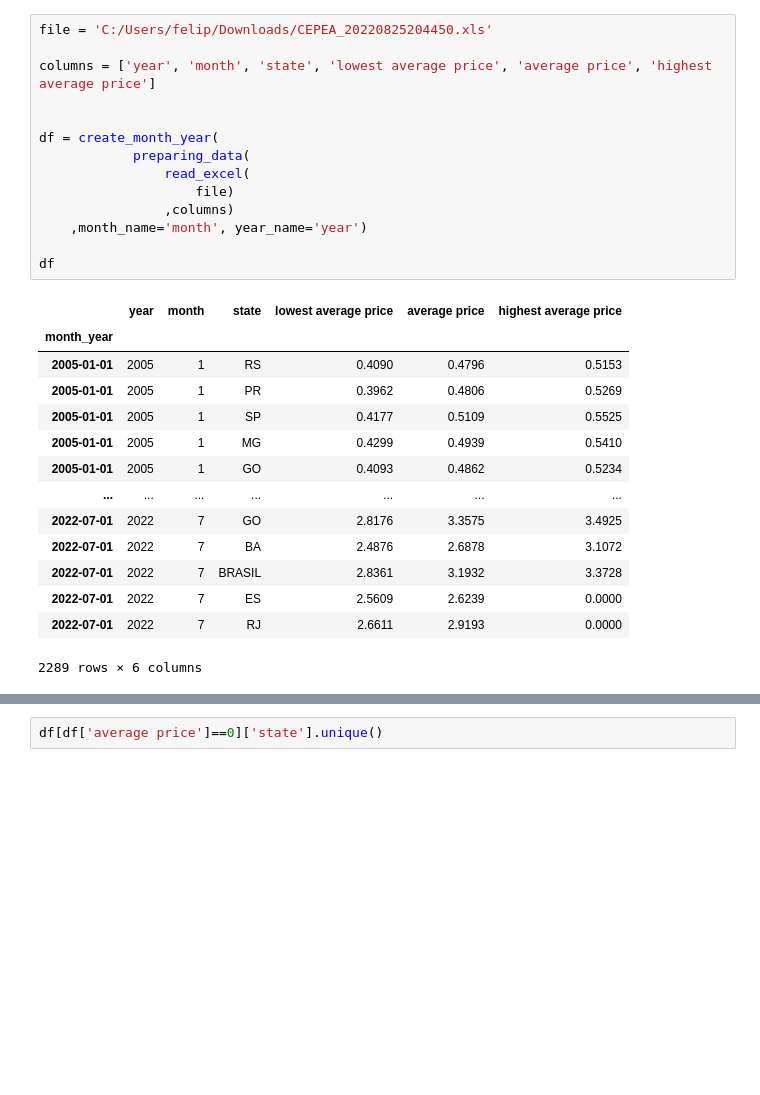
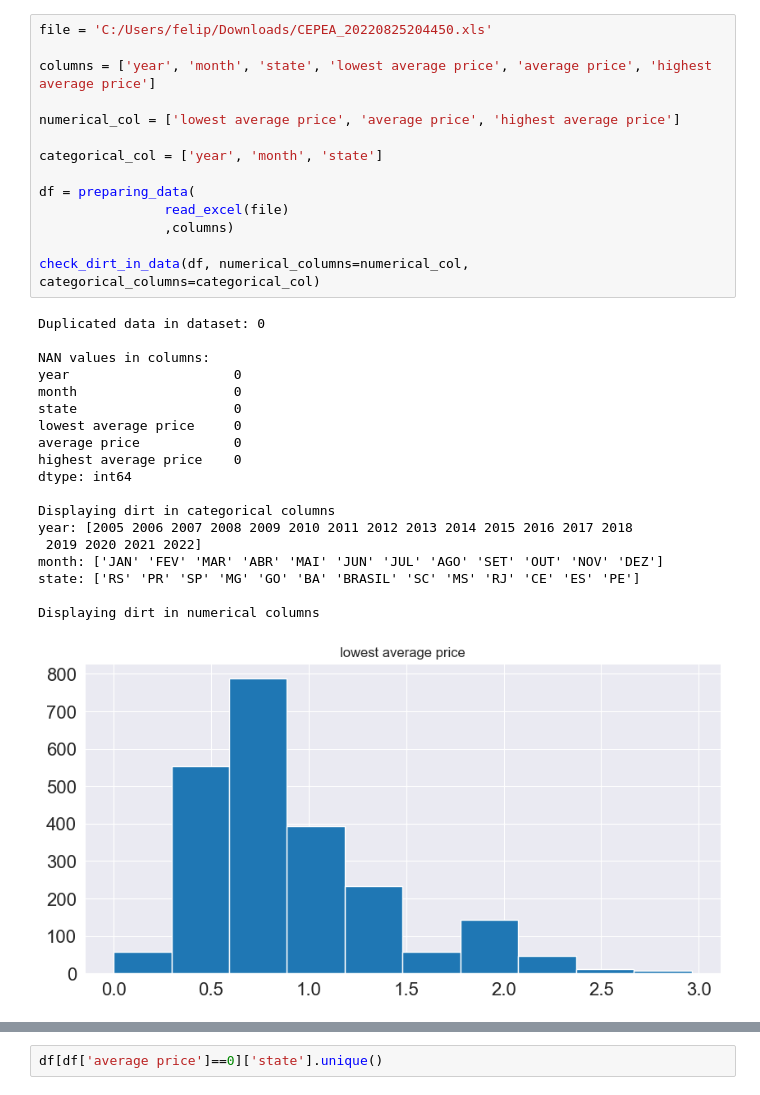
Before and after one commit to ludsonfelipe/data_projects, a Jupyter notebook: The Price Of Milk In Brazil/milk_in_brazil_data_analysis.ipynb, the cells around one changed output, grey strips where cells are left out. Cells and saved outputs as stored; diff of their text form; blank space fills up the shorter version.

```diff
--- a/The Price Of Milk In Brazil/milk_in_brazil_data_analysis.ipynb
+++ b/The Price Of Milk In Brazil/milk_in_brazil_data_analysis.ipynb
@@ -93,29 +127,34 @@ def plot_timeseries(df, column_name='', states=[], plot_value=[], x_axis=''):
 # %%
 file = 'C:/Users/felip/Downloads/CEPEA_20220825204450.xls'
 
 columns = ['year', 'month', 'state', 'lowest average price', 'average price', 'highest average price']
 
+numerical_col = ['lowest average price', 'average price', 'highest average price']
 
-df = create_month_year(
-            preparing_data(
-                read_excel(
-                    file)
+categorical_col = ['year', 'month', 'state']
+
+df = preparing_data(
+                read_excel(file)
                 ,columns)
-    ,month_name='month', year_name='year')
 
-df
+check_dirt_in_data(df, numerical_columns=numerical_col, categorical_columns=categorical_col)
 # %% [output]
-|  | year | month | state | lowest average price | average price | highest average price |
-| month_year |  |  |  |  |  |  |
-| 2005-01-01 | 2005 | 1 | RS | 0.4090 | 0.4796 | 0.5153 |
-| 2005-01-01 | 2005 | 1 | PR | 0.3962 | 0.4806 | 0.5269 |
-| 2005-01-01 | 2005 | 1 | SP | 0.4177 | 0.5109 | 0.5525 |
-| 2005-01-01 | 2005 | 1 | MG | 0.4299 | 0.4939 | 0.5410 |
-| 2005-01-01 | 2005 | 1 | GO | 0.4093 | 0.4862 | 0.5234 |
-| ... | ... | ... | ... | ... | ... | ... |
-| 2022-07-01 | 2022 | 7 | GO | 2.8176 | 3.3575 | 3.4925 |
-| 2022-07-01 | 2022 | 7 | BA | 2.4876 | 2.6878 | 3.1072 |
-| 2022-07-01 | 2022 | 7 | BRASIL | 2.8361 | 3.1932 | 3.3728 |
-| 2022-07-01 | 2022 | 7 | ES | 2.5609 | 2.6239 | 0.0000 |
-| 2022-07-01 | 2022 | 7 | RJ | 2.6611 | 2.9193 | 0.0000 |
-2289 rows × 6 columns
+Duplicated data in dataset: 0
+
+NAN values in columns:
+year                     0
+month                    0
+state                    0
+lowest average price     0
+average price            0
+highest average price    0
+dtype: int64
+
+Displaying dirt in categorical columns
+year: [2005 2006 2007 2008 2009 2010 2011 2012 2013 2014 2015 2016 2017 2018
+ 2019 2020 2021 2022]
+month: ['JAN' 'FEV' 'MAR' 'ABR' 'MAI' 'JUN' 'JUL' 'AGO' 'SET' 'OUT' 'NOV' 'DEZ']
+state: ['RS' 'PR' 'SP' 'MG' 'GO' 'BA' 'BRASIL' 'SC' 'MS' 'RJ' 'CE' 'ES' 'PE']
+
+Displaying dirt in numerical columns
+[figure, added]
```
Also changed, not shown: parts of 20 cells of this notebook.
